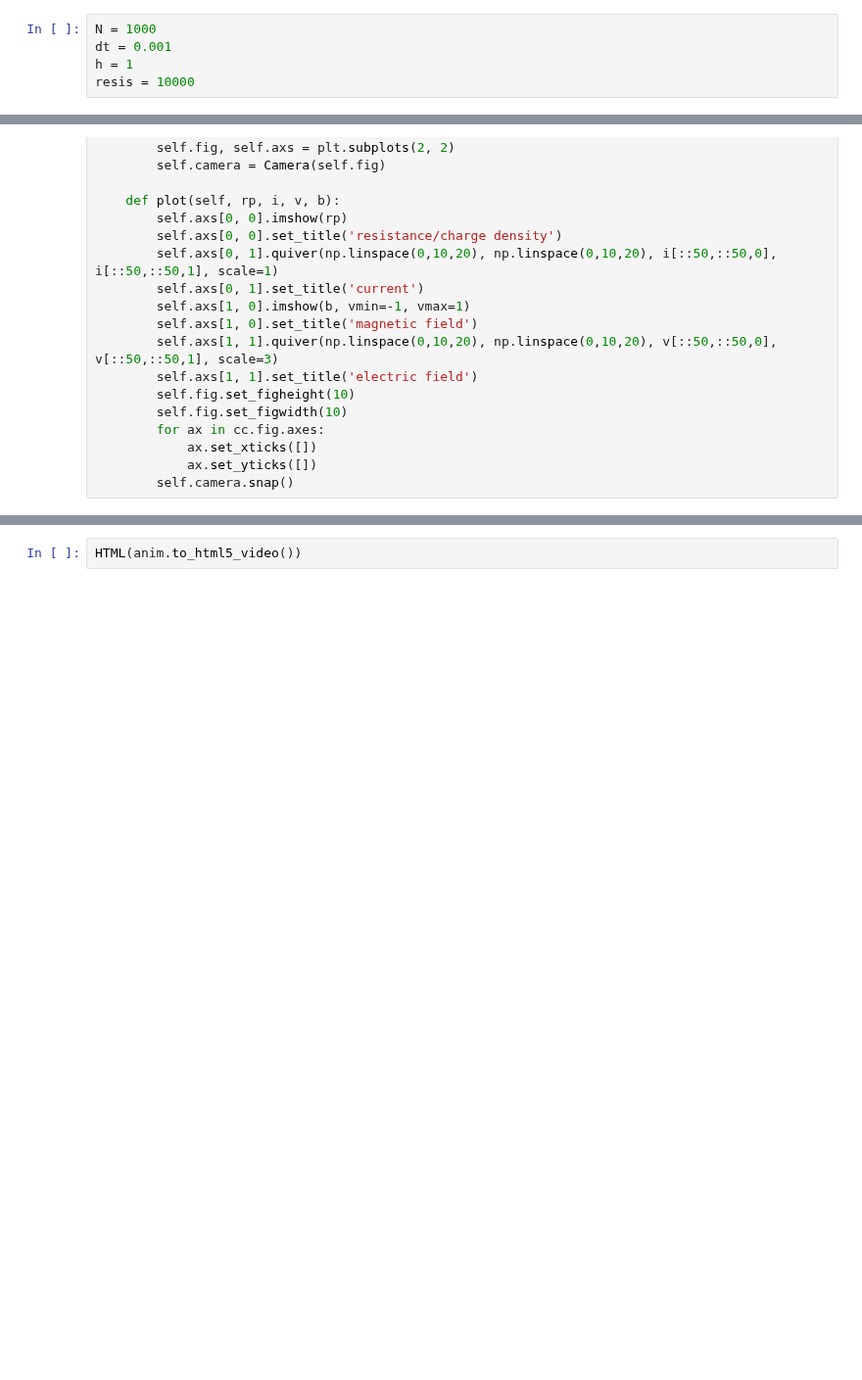
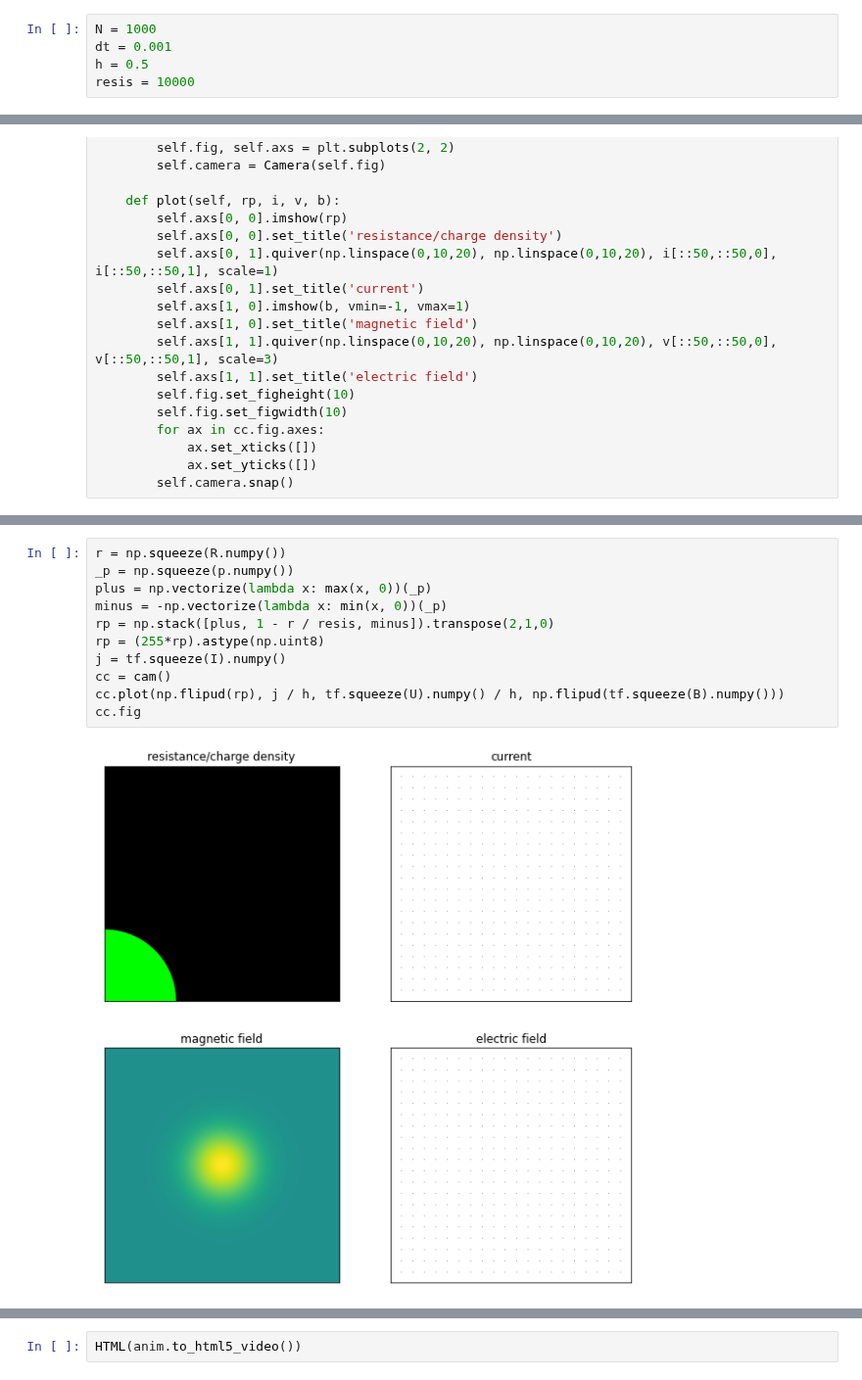
Before and after one commit to OliverSkocek/maxwell, a Jupyter notebook: notebooks/another_discretization_of_2d_maxwell.ipynb, the cells around one changed output, grey strips where cells are left out. Shown at 98% size. Cells and saved outputs as stored; diff of their text form; blank space fills up the shorter version.

```diff
--- a/notebooks/another_discretization_of_2d_maxwell.ipynb
+++ b/notebooks/another_discretization_of_2d_maxwell.ipynb
@@ -12,7 +12,7 @@ from time import time
 # %%
 N = 1000
 dt = 0.001
-h = 1
+h = 0.5
 resis = 10000
 # %%
 _U = np.zeros(shape=(N, N, 2))
@@ -130,0 +120,13 @@ cc.fig
+# %%
+r = np.squeeze(R.numpy())
+_p = np.squeeze(p.numpy())
+plus = np.vectorize(lambda x: max(x, 0))(_p)
+minus = -np.vectorize(lambda x: min(x, 0))(_p)
+rp = np.stack([plus, 1 - r / resis, minus]).transpose(2,1,0)
+rp = (255*rp).astype(np.uint8)
+j = tf.squeeze(I).numpy()
+cc = cam()
+cc.plot(np.flipud(rp), j / h, tf.squeeze(U).numpy() / h, np.flipud(tf.squeeze(B).numpy()))
+cc.fig
+# %% [output]
+[figure, added]
```
Also changed, not shown: parts of 6 cells of this notebook.
